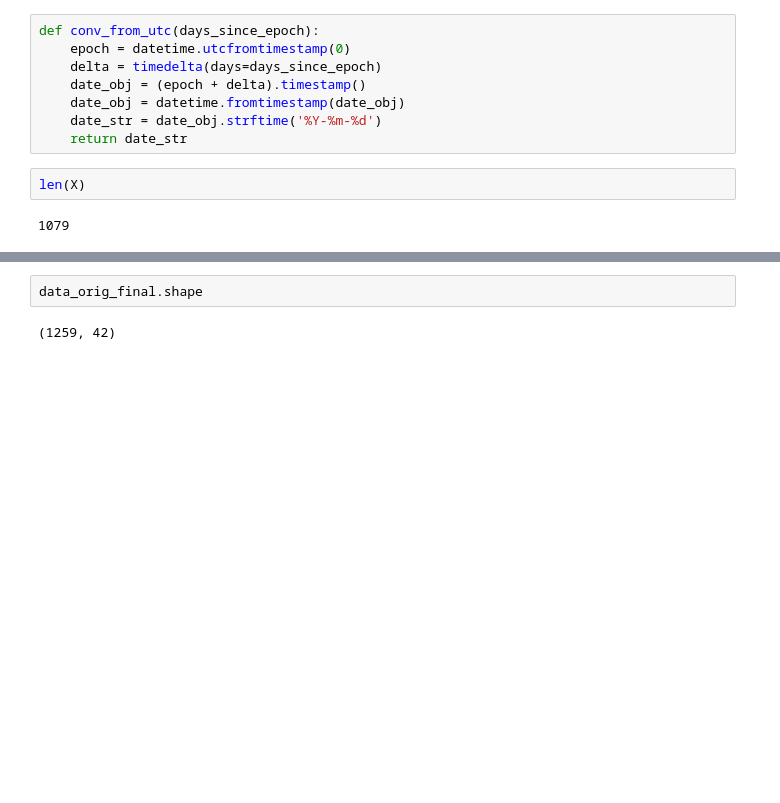
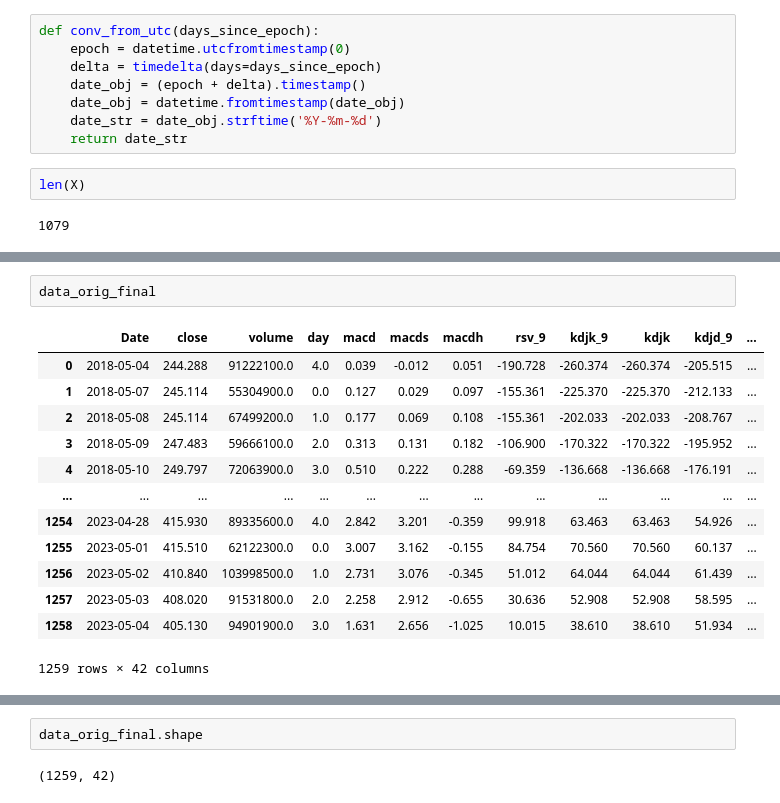
Before and after one commit to yaoyzz/Finance-LLM, a Jupyter notebook: lstm/lstm.ipynb, the cells around one changed output, grey strips where cells are left out. Saved outputs shown, nothing was run; the diff lists cells and outputs as text; blank space fills up the shorter version.

```diff
--- a/lstm/lstm.ipynb
+++ b/lstm/lstm.ipynb
@@ -207,3 +209,19 @@ y_pred[:5]
+# %%
+data_orig_final
+# %% [output]
+|  | Date | close | volume | day | macd | macds | macdh | rsv_9 | kdjk_9 | kdjk | kdjd_9 | ... |
+| 0 | 2018-05-04 | 244.288 | 91222100.0 | 4.0 | 0.039 | -0.012 | 0.051 | -190.728 | -260.374 | -260.374 | -205.515 | ... |
+| 1 | 2018-05-07 | 245.114 | 55304900.0 | 0.0 | 0.127 | 0.029 | 0.097 | -155.361 | -225.370 | -225.370 | -212.133 | ... |
+| 2 | 2018-05-08 | 245.114 | 67499200.0 | 1.0 | 0.177 | 0.069 | 0.108 | -155.361 | -202.033 | -202.033 | -208.767 | ... |
+| 3 | 2018-05-09 | 247.483 | 59666100.0 | 2.0 | 0.313 | 0.131 | 0.182 | -106.900 | -170.322 | -170.322 | -195.952 | ... |
+| 4 | 2018-05-10 | 249.797 | 72063900.0 | 3.0 | 0.510 | 0.222 | 0.288 | -69.359 | -136.668 | -136.668 | -176.191 | ... |
+| ... | ... | ... | ... | ... | ... | ... | ... | ... | ... | ... | ... | ... |
+| 1254 | 2023-04-28 | 415.930 | 89335600.0 | 4.0 | 2.842 | 3.201 | -0.359 | 99.918 | 63.463 | 63.463 | 54.926 | ... |
+| 1255 | 2023-05-01 | 415.510 | 62122300.0 | 0.0 | 3.007 | 3.162 | -0.155 | 84.754 | 70.560 | 70.560 | 60.137 | ... |
+| 1256 | 2023-05-02 | 410.840 | 103998500.0 | 1.0 | 2.731 | 3.076 | -0.345 | 51.012 | 64.044 | 64.044 | 61.439 | ... |
+| 1257 | 2023-05-03 | 408.020 | 91531800.0 | 2.0 | 2.258 | 2.912 | -0.655 | 30.636 | 52.908 | 52.908 | 58.595 | ... |
+| 1258 | 2023-05-04 | 405.130 | 94901900.0 | 3.0 | 1.631 | 2.656 | -1.025 | 10.015 | 38.610 | 38.610 | 51.934 | ... |
+1259 rows × 42 columns
 # %%
 import matplotlib.pyplot as plt
 import matplotlib.dates as mdates
```
Also changed, not shown: parts of 12 cells of this notebook, 7 other files.
